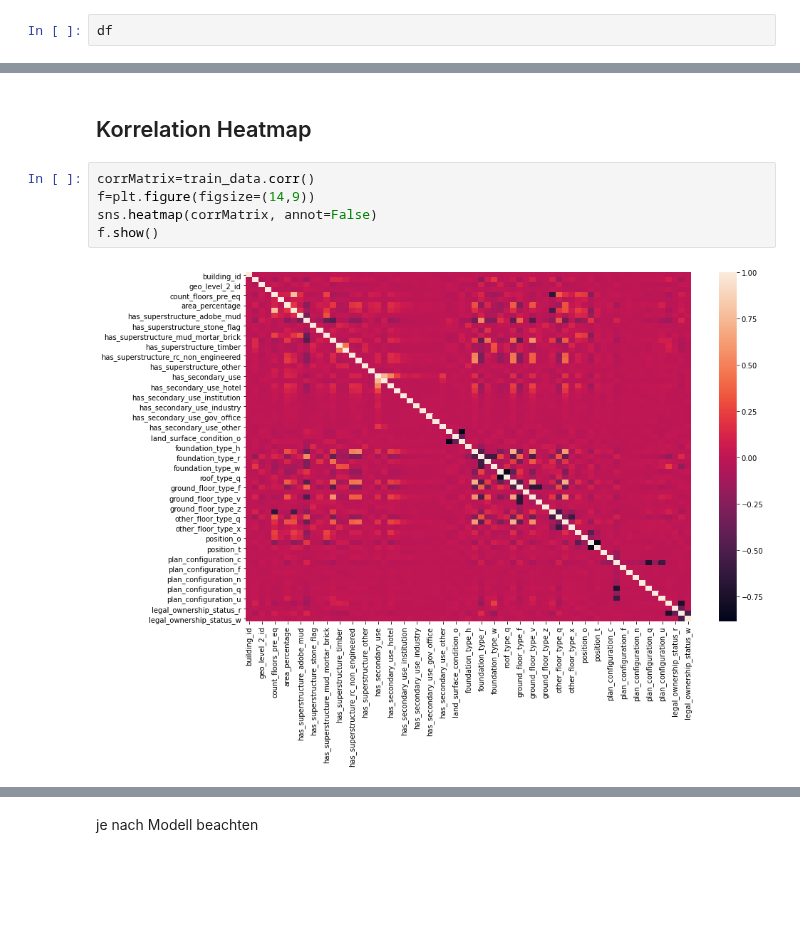
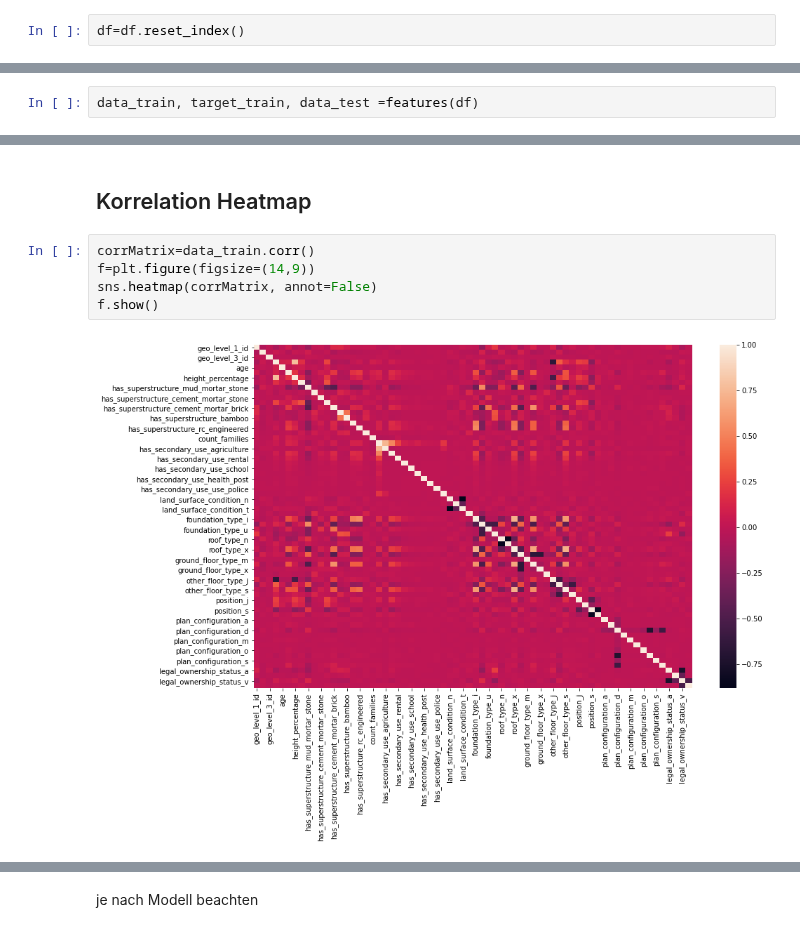
Before and after one commit to NiklasSabel/data_mining_1, a Jupyter notebook: notebooks/Niklas_Models.ipynb, the cells around one changed output, grey strips where cells are left out. Saved outputs shown, nothing was run; the diff lists cells and outputs as text; blank space fills up the shorter version.

```diff
--- a/notebooks/Niklas_Models.ipynb
+++ b/notebooks/Niklas_Models.ipynb
@@ -16,4 +18,4 @@ pd.options.display.max_columns =70
 # %%
 df=import_data()
 # %%
-df
+df=df.reset_index()
@@ -42,0 +24,2 @@ NameError: name 'train_data' is not defined
+# %%
+data_train, target_train, data_test =features(df)
@@ -45,12 +45,12 @@ NameError: name 'train_data' is not defined
 # %% [markdown]
 ## Korrelation Heatmap
 # %%
-corrMatrix=train_data.corr()
+corrMatrix=data_train.corr()
 f=plt.figure(figsize=(14,9))
 sns.heatmap(corrMatrix, annot=False)
 f.show()
 # %% [output]
-[figure, old version]
+[figure, new version]
 # %%
 #Korrelation
 correlated_features = set()
```
Also changed, not shown: parts of 22 cells of this notebook.
